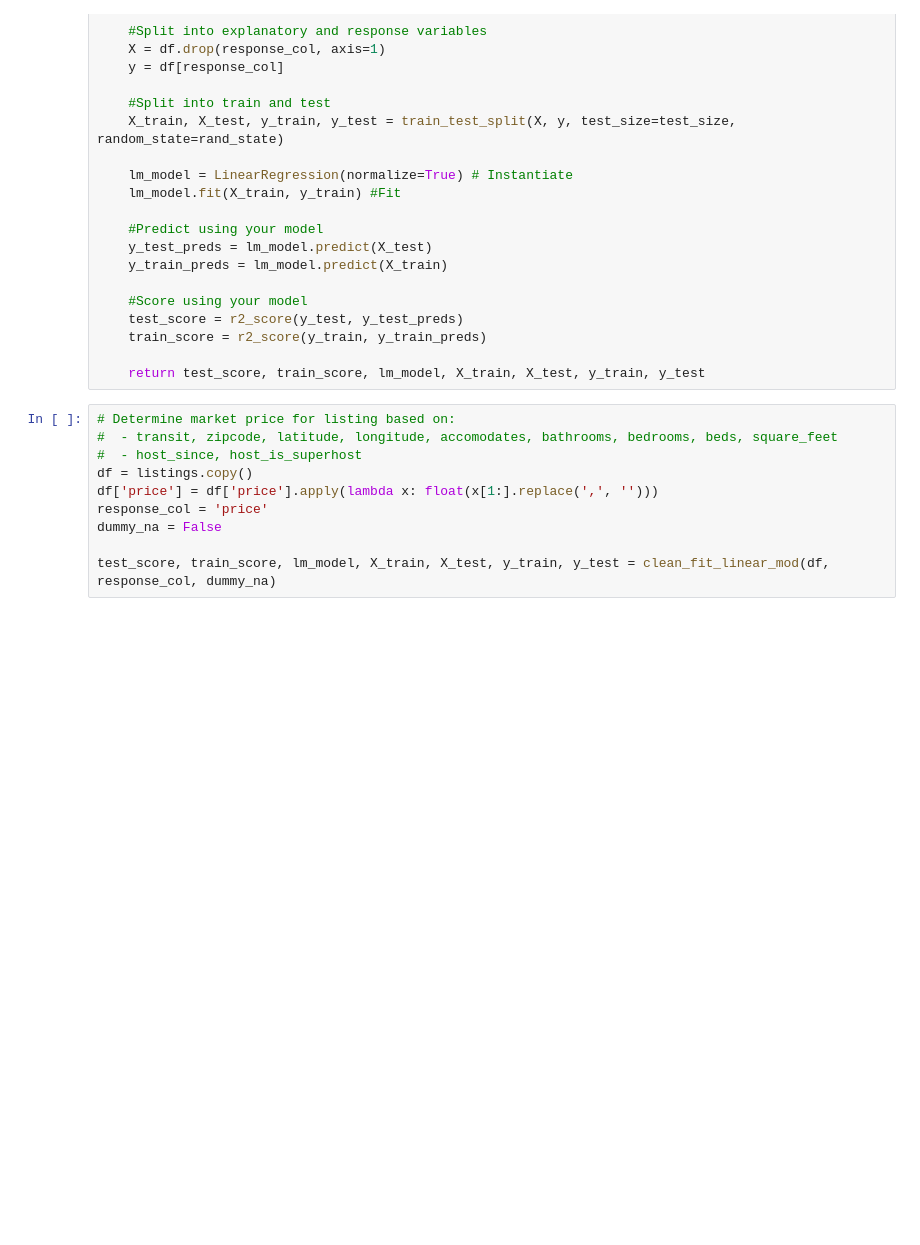
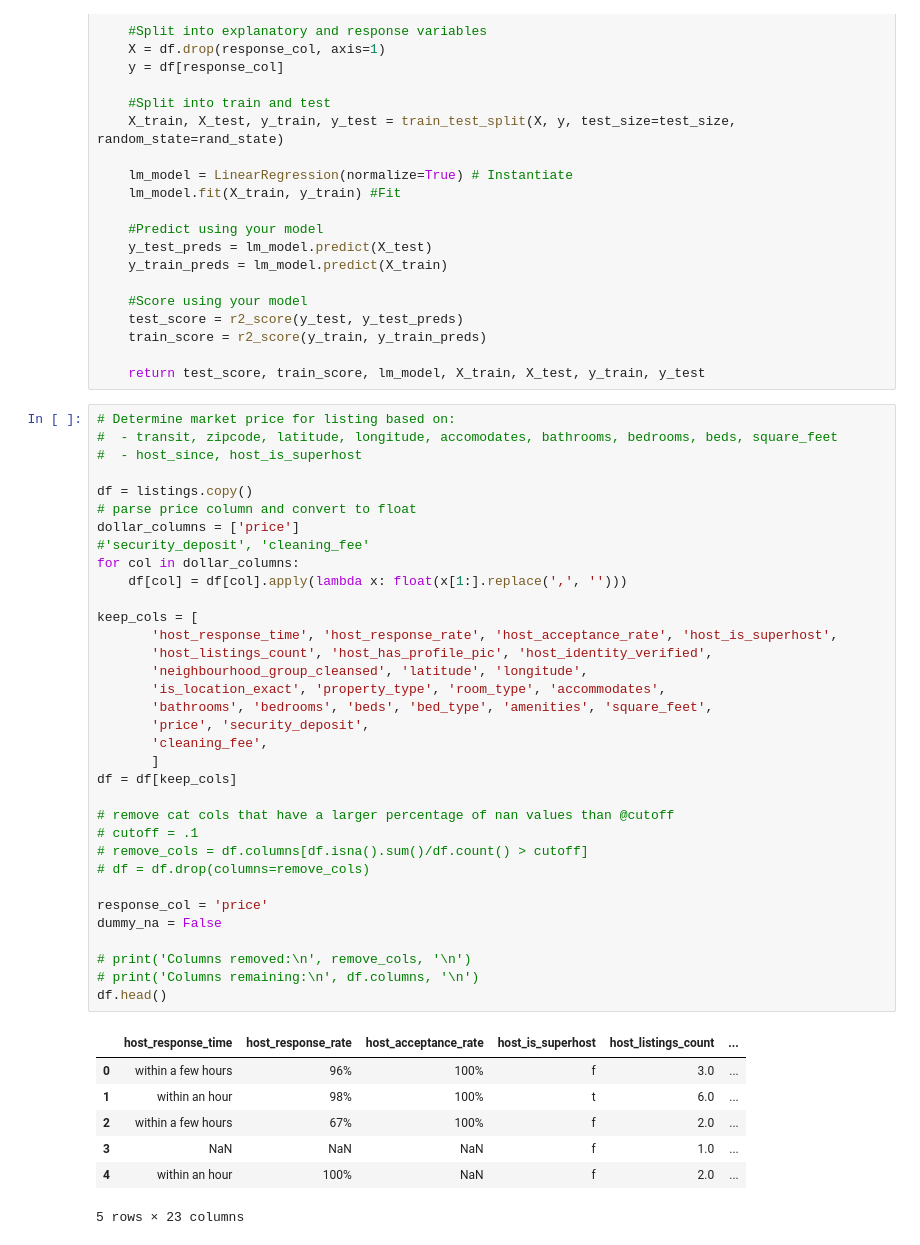
Before and after one commit to IMSweeney/Udacity_AirBnB_Analysis, a Jupyter notebook: analysis.ipynb, the cells around one changed output. Cells and saved outputs as stored; diff of their text form; blank space fills up the shorter version.

```diff
--- a/analysis.ipynb
+++ b/analysis.ipynb
@@ -131,13 +131,45 @@ def clean_fit_linear_mod(df, response_col, dummy_na, test_size=.3, rand_state=42
     train_score = r2_score(y_train, y_train_preds)
 
     return test_score, train_score, lm_model, X_train, X_test, y_train, y_test
-# %%
-# Determine market price for listing based on:
-#  - transit, zipcode, latitude, longitude, accomodates, bathrooms, bedrooms, beds, square_feet
-#  - host_since, host_is_superhost
-df = listings.copy()
-df['price'] = df['price'].apply(lambda x: float(x[1:].replace(',', '')))
-response_col = 'price'
-dummy_na = False
-
-test_score, train_score, lm_model, X_train, X_test, y_train, y_test = clean_fit_linear_mod(df, response_col, dummy_na)
+# %%
+# Determine market price for listing based on:
+#  - transit, zipcode, latitude, longitude, accomodates, bathrooms, bedrooms, beds, square_feet
+#  - host_since, host_is_superhost
+
+df = listings.copy()
+# parse price column and convert to float
+dollar_columns = ['price']
+#'security_deposit', 'cleaning_fee'
+for col in dollar_columns:
+    df[col] = df[col].apply(lambda x: float(x[1:].replace(',', '')))
+
+keep_cols = [
+       'host_response_time', 'host_response_rate', 'host_acceptance_rate', 'host_is_superhost',
+       'host_listings_count', 'host_has_profile_pic', 'host_identity_verified',
+       'neighbourhood_group_cleansed', 'latitude', 'longitude',
+       'is_location_exact', 'property_type', 'room_type', 'accommodates',
+       'bathrooms', 'bedrooms', 'beds', 'bed_type', 'amenities', 'square_feet',
+       'price', 'security_deposit',
+       'cleaning_fee',
+       ]
+df = df[keep_cols]
+
+# remove cat cols that have a larger percentage of nan values than @cutoff
+# cutoff = .1
+# remove_cols = df.columns[df.isna().sum()/df.count() > cutoff]
+# df = df.drop(columns=remove_cols)
+
+response_col = 'price'
+dummy_na = False
+
+# print('Columns removed:\n', remove_cols, '\n')
+# print('Columns remaining:\n', df.columns, '\n')
+df.head()
+# %% [output]
+|  | host_response_time | host_response_rate | host_acceptance_rate | host_is_superhost | host_listings_count | ... |
+| 0 | within a few hours | 96% | 100% | f | 3.0 | ... |
+| 1 | within an hour | 98% | 100% | t | 6.0 | ... |
+| 2 | within a few hours | 67% | 100% | f | 2.0 | ... |
+| 3 | NaN | NaN | NaN | f | 1.0 | ... |
+| 4 | within an hour | 100% | NaN | f | 2.0 | ... |
+5 rows × 23 columns
```
Also changed, not shown: parts of 3 cells of this notebook.
